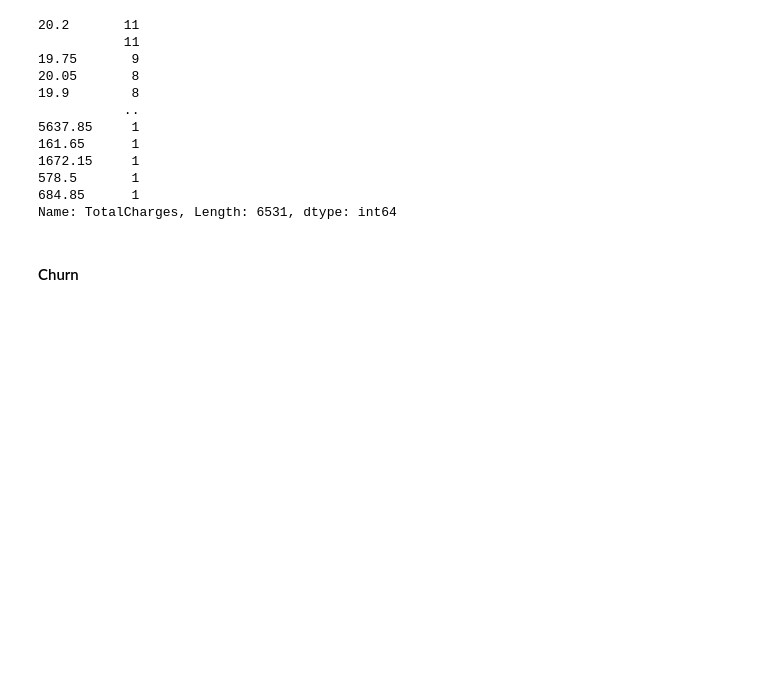
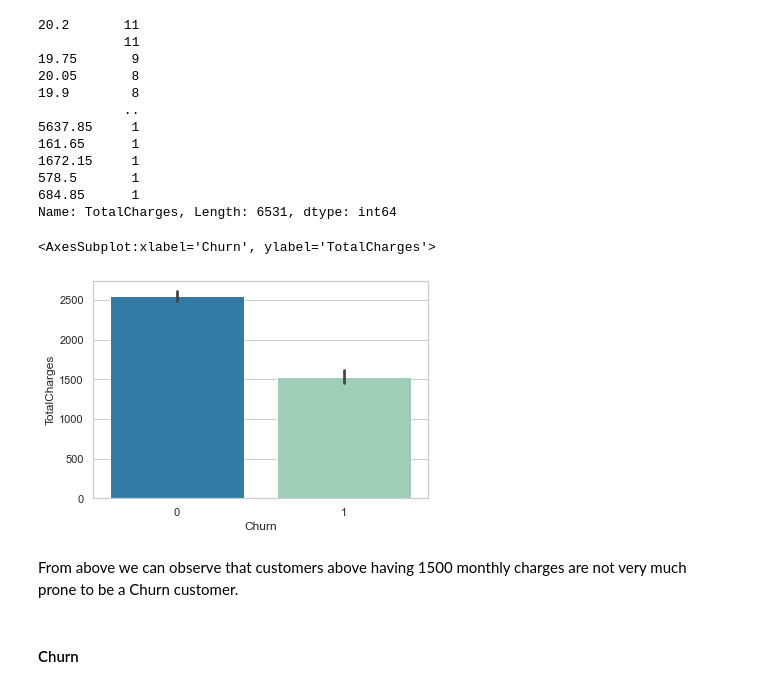
Before and after one commit to SheikhSAli/Customer-Churn-Analysis., a Jupyter notebook: Customer Churn Analysis Sk.ipynb, the cells around one changed output. Cells and saved outputs as stored; diff of their text form; code cells hidden in the pictures; blank space fills up the shorter version.

```diff
--- a/Customer Churn Analysis Sk.ipynb
+++ b/Customer Churn Analysis Sk.ipynb
@@ -421,7 +457,12 @@ Tdf['TotalCharges'].value_counts()
 684.85      1
 Name: TotalCharges, Length: 6531, dtype: int64
 # %%
-# sns.countplot(x = 'Churn' , hue = 'TotalCharges' , data = Tdf )
+sns.barplot(x = 'Churn' , y = 'TotalCharges' , data = Tdf , palette = 'YlGnBu_r')
+# %% [output]
+<AxesSubplot:xlabel='Churn', ylabel='TotalCharges'>
+[figure, added]
+# %% [markdown]
+From above we can observe that customers above having 1500 monthly charges are not very much prone to be a Churn customer.
 # %% [markdown]
 #### Churn
 # %%
```
Also changed, not shown: parts of 22 cells of this notebook.
